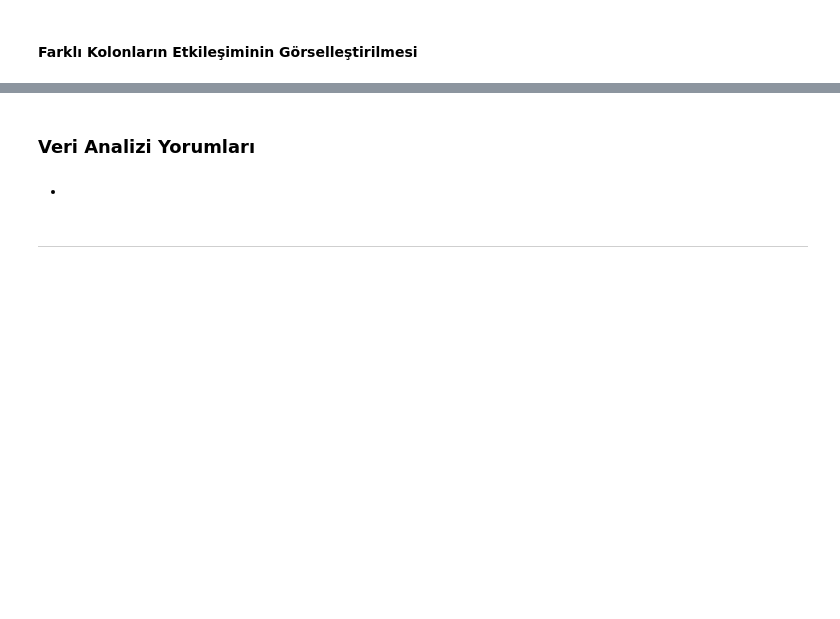
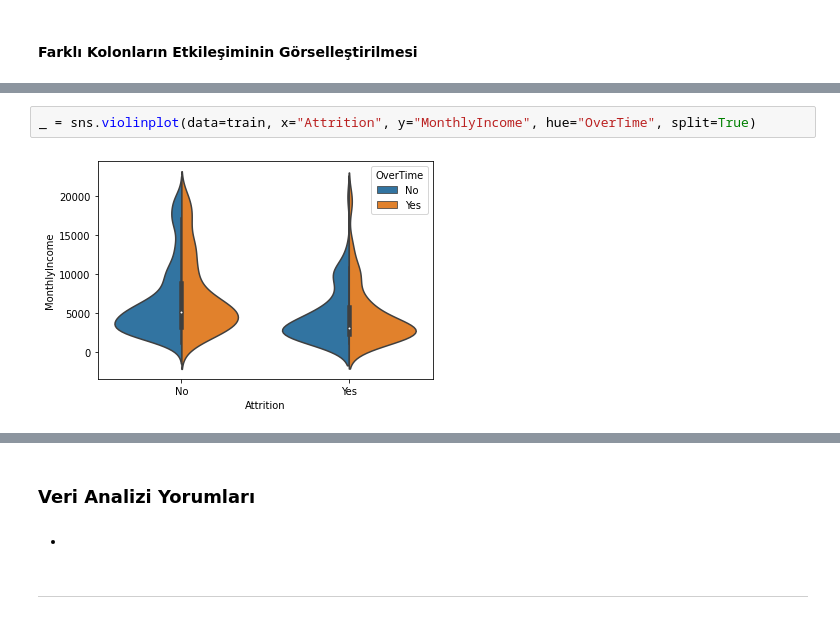
Before and after one commit to dsbootcamp-projects-2022-1/dsbootcamp2022-hr-attrition-prediction-project-vlkan, a Jupyter notebook: Project Template.ipynb, the cells around one changed output, grey strips where cells are left out. Cells and saved outputs as stored; diff of their text form; blank space fills up the shorter version.

```diff
--- a/Project Template.ipynb
+++ b/Project Template.ipynb
@@ -426,0 +460,4 @@ _ = sns.histplot(data=train, x="YearsSinceLastPromotion", stat='density', kde=Tr
+# %%
+_ = sns.violinplot(data=train, x="Attrition", y="MonthlyIncome", hue="OverTime", split=True)
+# %% [output]
+[figure, added]
```
Also changed, not shown: parts of 41 cells of this notebook.
